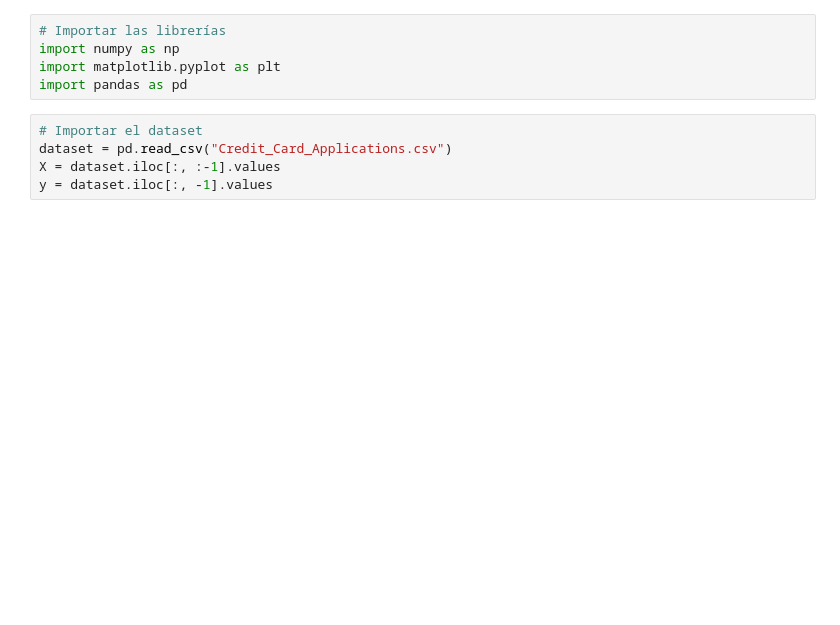
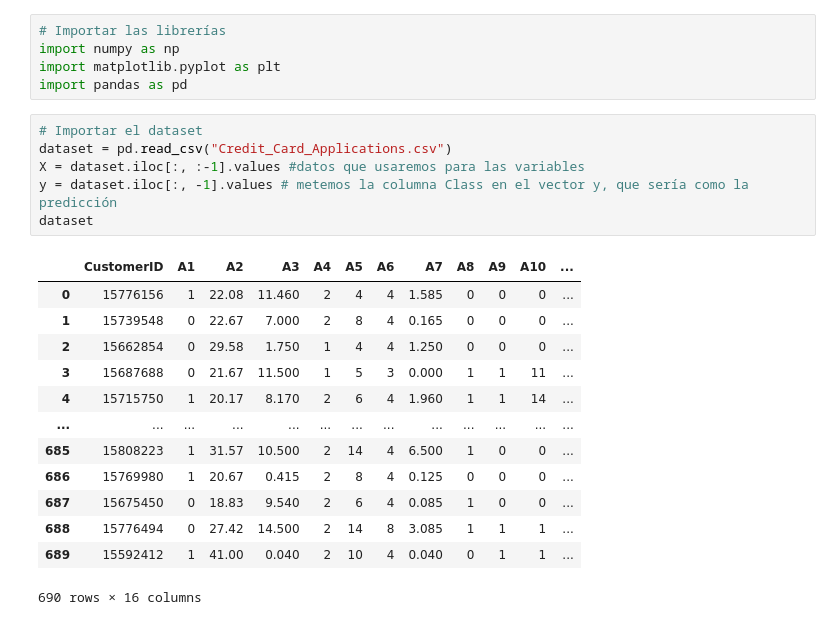
Before and after one commit to dasafo/deeplearning-az, a Jupyter notebook: datasets/Part_4_Self_Organizing_Maps_SOM/som.ipynb, the cells around one changed output. Cells and saved outputs as stored; diff of their text form; blank space fills up the shorter version.

```diff
--- a/datasets/Part_4_Self_Organizing_Maps_SOM/som.ipynb
+++ b/datasets/Part_4_Self_Organizing_Maps_SOM/som.ipynb
@@ -8,6 +31,21 @@ import pandas as pd
 # %%
 # Importar el dataset
 dataset = pd.read_csv("Credit_Card_Applications.csv")
-X = dataset.iloc[:, :-1].values
-y = dataset.iloc[:, -1].values
+X = dataset.iloc[:, :-1].values #datos que usaremos para las variables
+y = dataset.iloc[:, -1].values # metemos la columna Class en el vector y, que sería como la predicción
+dataset
+# %% [output]
+|  | CustomerID | A1 | A2 | A3 | A4 | A5 | A6 | A7 | A8 | A9 | A10 | ... |
+| 0 | 15776156 | 1 | 22.08 | 11.460 | 2 | 4 | 4 | 1.585 | 0 | 0 | 0 | ... |
+| 1 | 15739548 | 0 | 22.67 | 7.000 | 2 | 8 | 4 | 0.165 | 0 | 0 | 0 | ... |
+| 2 | 15662854 | 0 | 29.58 | 1.750 | 1 | 4 | 4 | 1.250 | 0 | 0 | 0 | ... |
+| 3 | 15687688 | 0 | 21.67 | 11.500 | 1 | 5 | 3 | 0.000 | 1 | 1 | 11 | ... |
+| 4 | 15715750 | 1 | 20.17 | 8.170 | 2 | 6 | 4 | 1.960 | 1 | 1 | 14 | ... |
+| ... | ... | ... | ... | ... | ... | ... | ... | ... | ... | ... | ... | ... |
+| 685 | 15808223 | 1 | 31.57 | 10.500 | 2 | 14 | 4 | 6.500 | 1 | 0 | 0 | ... |
+| 686 | 15769980 | 1 | 20.67 | 0.415 | 2 | 8 | 4 | 0.125 | 0 | 0 | 0 | ... |
+| 687 | 15675450 | 0 | 18.83 | 9.540 | 2 | 6 | 4 | 0.085 | 1 | 0 | 0 | ... |
+| 688 | 15776494 | 0 | 27.42 | 14.500 | 2 | 14 | 8 | 3.085 | 1 | 1 | 1 | ... |
+| 689 | 15592412 | 1 | 41.00 | 0.040 | 2 | 10 | 4 | 0.040 | 0 | 1 | 1 | ... |
+690 rows × 16 columns
 # %%
```
Also changed, not shown: parts of 10 cells of this notebook, 5 other files.
